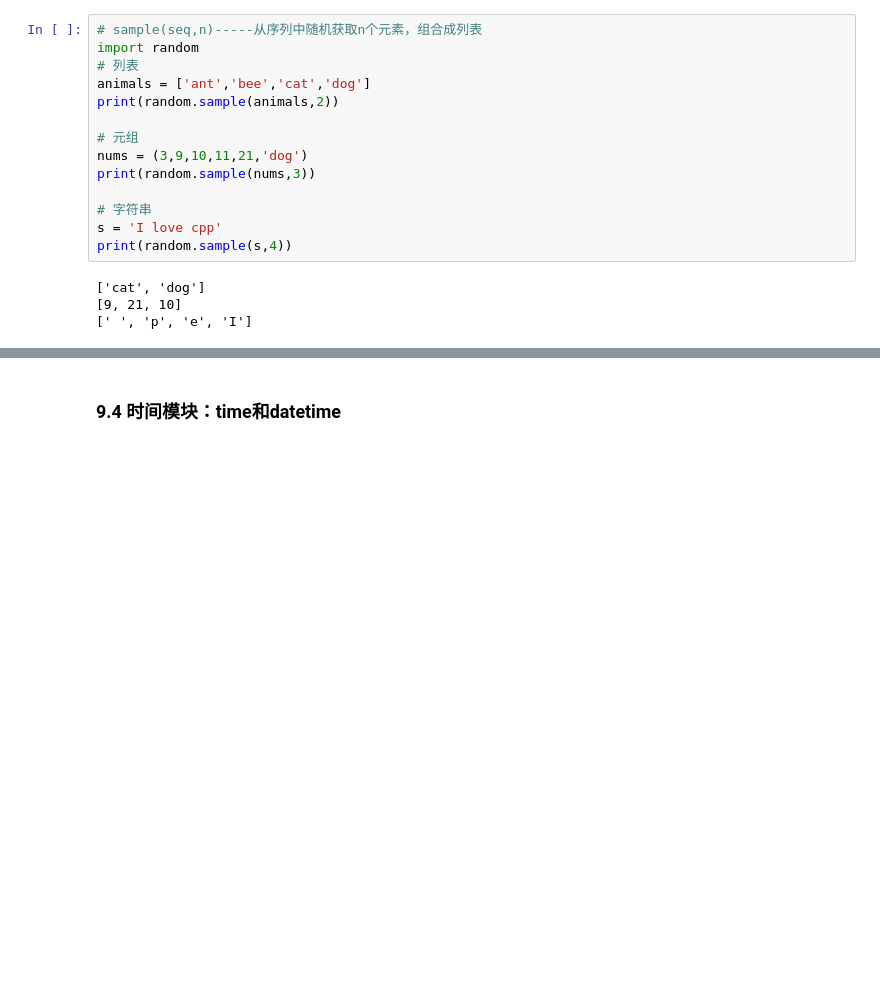
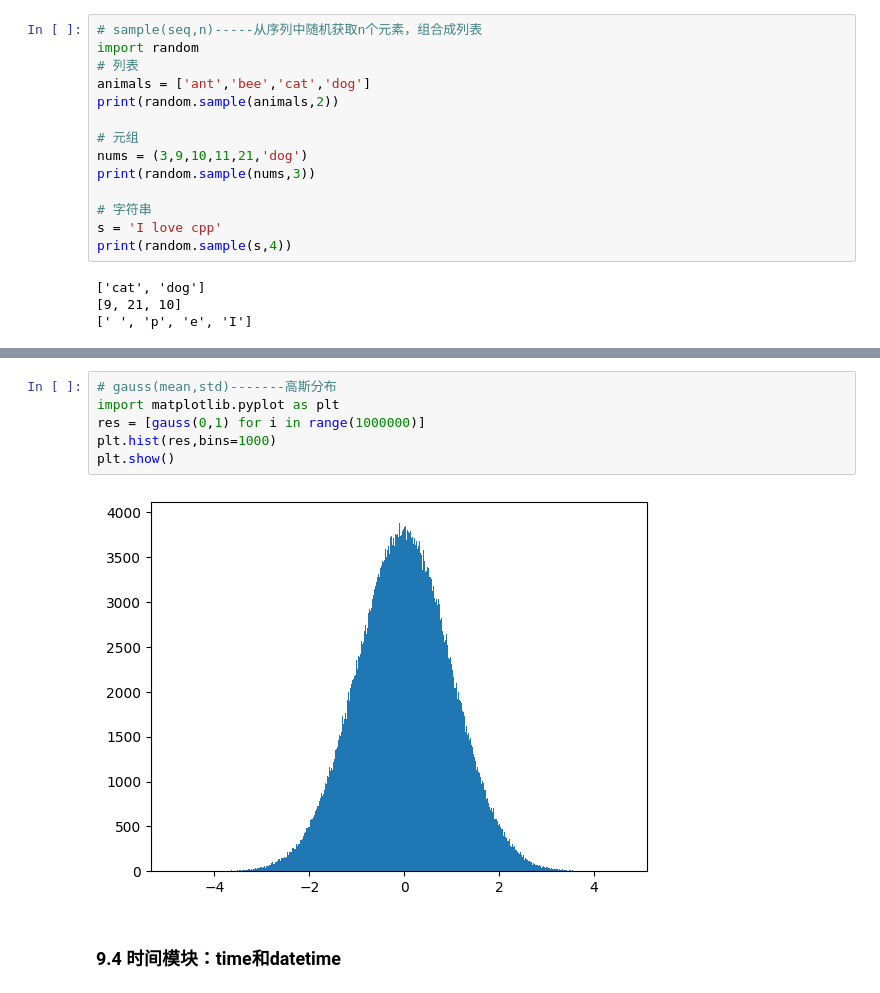
Before and after one commit to xkzhai2019/LearnPy, a Jupyter notebook: chap09Learn_modules.ipynb, the cells around one changed output, grey strips where cells are left out. Saved outputs shown, nothing was run; the diff lists cells and outputs as text; blank space fills up the shorter version.

```diff
--- a/chap09Learn_modules.ipynb
+++ b/chap09Learn_modules.ipynb
@@ -367,3 +395,11 @@ print(nums)
+# %%
+# gauss(mean,std)-------高斯分布
+import matplotlib.pyplot as plt
+res = [gauss(0,1) for i in range(1000000)]
+plt.hist(res,bins=1000)
+plt.show()
+# %% [output]
+[figure, added]
 # %% [markdown]
 ### 9.4 时间模块：time和datetime
 # %% [markdown]
```
Also changed, not shown: parts of 10 cells of this notebook.
